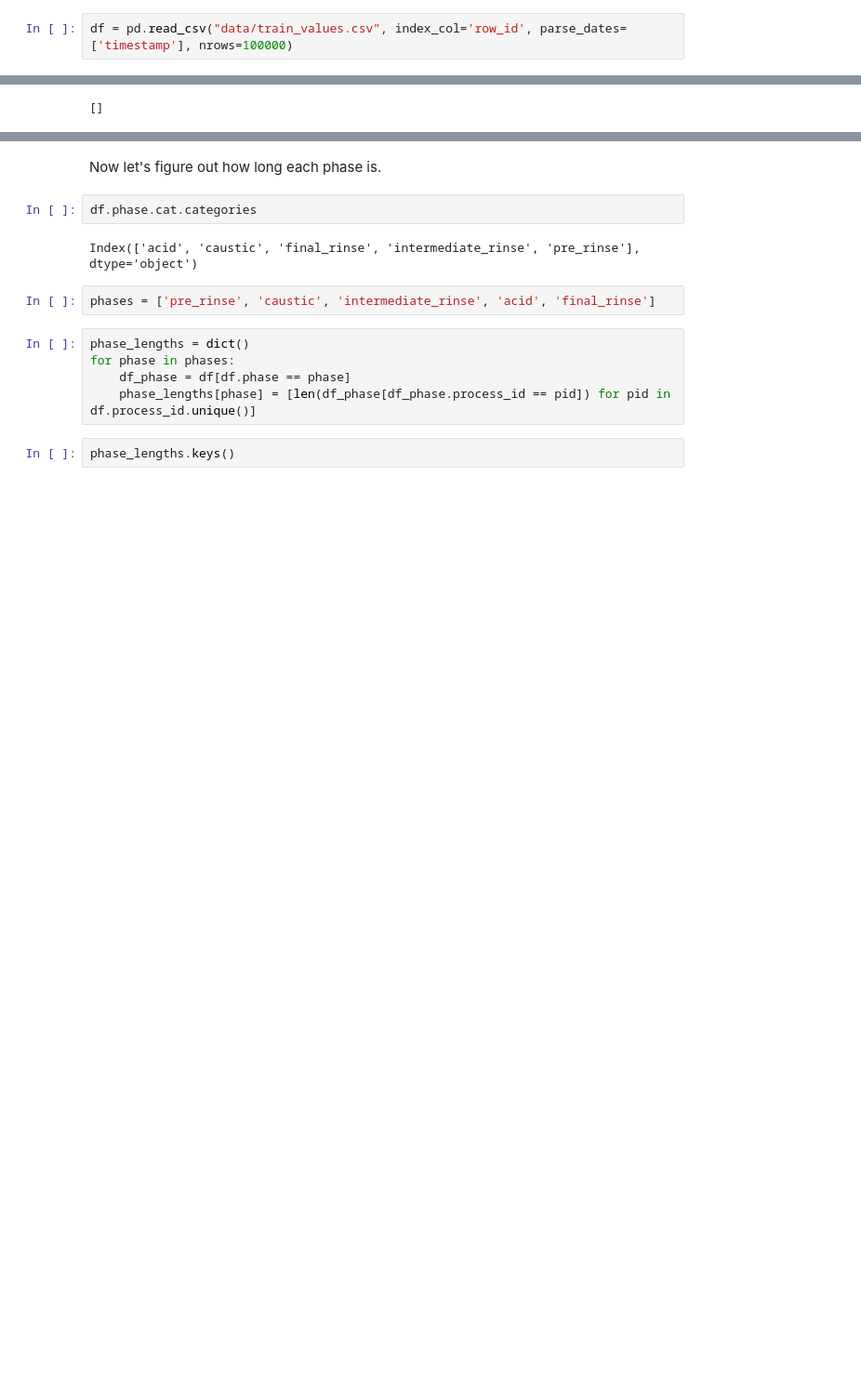
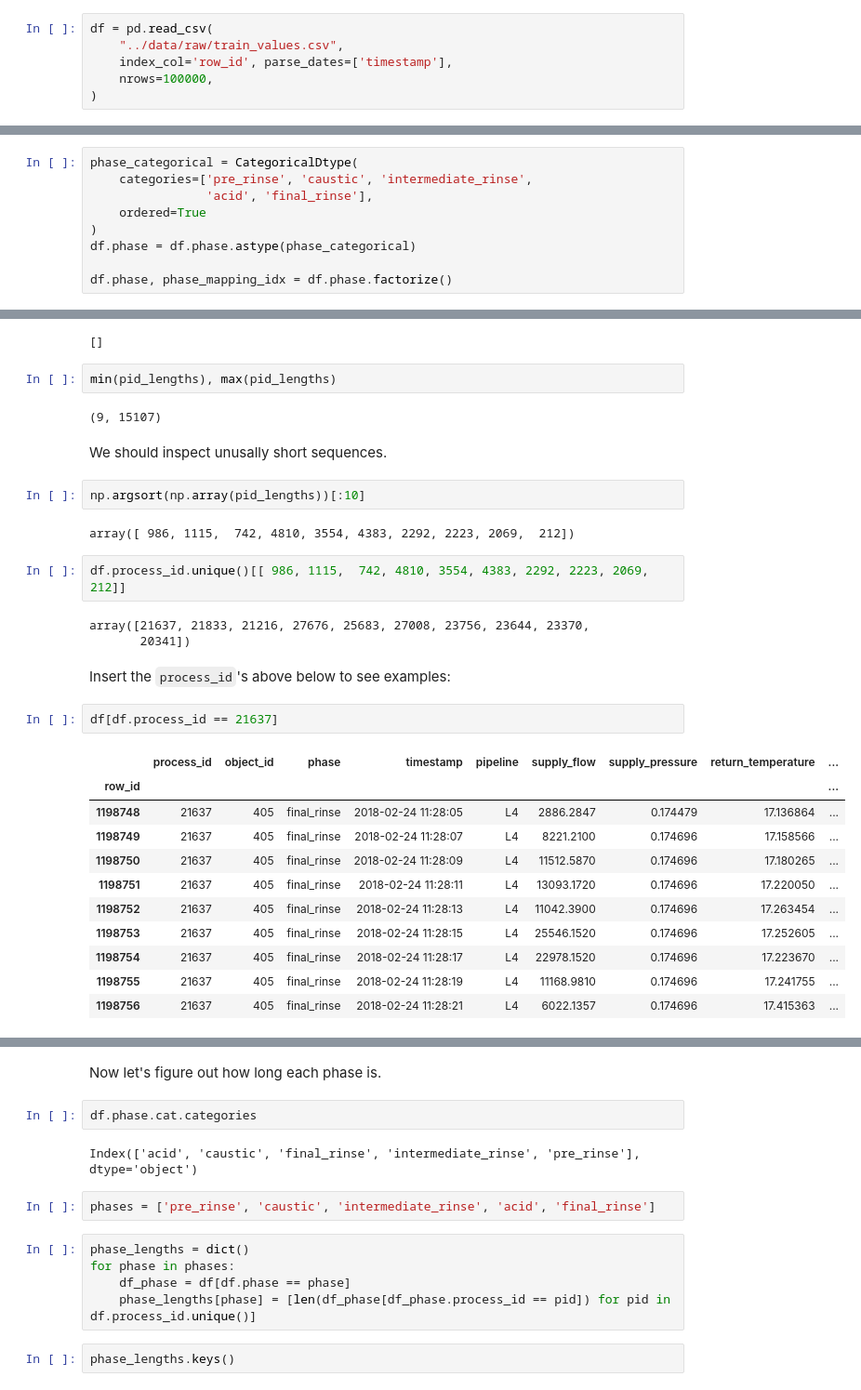
Before and after one commit to hrc27/Rinse_over_run, a Jupyter notebook: notebooks/rinse_over_run_eda.ipynb, the cells around one changed output, grey strips where cells are left out. Shown at 93% size. Drawn from its saved outputs; the diff is of its cells as text; blank space fills up the shorter version.

```diff
--- a/notebooks/rinse_over_run_eda.ipynb
+++ b/notebooks/rinse_over_run_eda.ipynb
@@ -18,5 +18,9 @@ pd.set_option('display.max_columns', None)
 # %%
-df = pd.read_csv("data/train_values.csv", index_col='row_id', parse_dates=['timestamp'], nrows=100000)
+df = pd.read_csv(
+    "../data/raw/train_values.csv",
+    index_col='row_id', parse_dates=['timestamp'],
+    nrows=100000,
+)
 # %%
 df.columns
 # %% [output]
@@ -43,3 +43,12 @@ Index(['acid', 'caustic', 'final_rinse', 'intermediate_rinse', 'pre_rinse'], dty
+# %%
+phase_categorical = CategoricalDtype(
+    categories=['pre_rinse', 'caustic', 'intermediate_rinse',
+                'acid', 'final_rinse'],
+    ordered=True
+)
+df.phase = df.phase.astype(phase_categorical)
+
+df.phase, phase_mapping_idx = df.phase.factorize()
 # %%
 df.pipeline.cat.categories
 # %% [output]
@@ -132,3 +141,34 @@ plt.plot()
 [interactive output not drawn]
 [interactive output not drawn]
 []
+# %%
+min(pid_lengths), max(pid_lengths)
+# %% [output]
+(9, 15107)
+# %% [markdown]
+We should inspect unusally short sequences.
+# %%
+np.argsort(np.array(pid_lengths))[:10]
+# %% [output]
+array([ 986, 1115,  742, 4810, 3554, 4383, 2292, 2223, 2069,  212])
+# %%
+df.process_id.unique()[[ 986, 1115,  742, 4810, 3554, 4383, 2292, 2223, 2069,  212]]
+# %% [output]
+array([21637, 21833, 21216, 27676, 25683, 27008, 23756, 23644, 23370,
+       20341])
+# %% [markdown]
+Insert the `process_id`'s above below to see examples:
+# %%
+df[df.process_id == 21637]
+# %% [output]
+|  | process_id | object_id | phase | timestamp | pipeline | supply_flow | supply_pressure | return_temperature | ... |
+| row_id |  |  |  |  |  |  |  |  | ... |
+| 1198748 | 21637 | 405 | final_rinse | 2018-02-24 11:28:05 | L4 | 2886.2847 | 0.174479 | 17.136864 | ... |
+| 1198749 | 21637 | 405 | final_rinse | 2018-02-24 11:28:07 | L4 | 8221.2100 | 0.174696 | 17.158566 | ... |
+| 1198750 | 21637 | 405 | final_rinse | 2018-02-24 11:28:09 | L4 | 11512.5870 | 0.174696 | 17.180265 | ... |
+| 1198751 | 21637 | 405 | final_rinse | 2018-02-24 11:28:11 | L4 | 13093.1720 | 0.174696 | 17.220050 | ... |
+| 1198752 | 21637 | 405 | final_rinse | 2018-02-24 11:28:13 | L4 | 11042.3900 | 0.174696 | 17.263454 | ... |
+| 1198753 | 21637 | 405 | final_rinse | 2018-02-24 11:28:15 | L4 | 25546.1520 | 0.174696 | 17.252605 | ... |
+| 1198754 | 21637 | 405 | final_rinse | 2018-02-24 11:28:17 | L4 | 22978.1520 | 0.174696 | 17.223670 | ... |
+| 1198755 | 21637 | 405 | final_rinse | 2018-02-24 11:28:19 | L4 | 11168.9810 | 0.174696 | 17.241755 | ... |
+| 1198756 | 21637 | 405 | final_rinse | 2018-02-24 11:28:21 | L4 | 6022.1357 | 0.174696 | 17.415363 | ... |
```
Also changed, not shown: parts of 10 cells of this notebook, 2 other files.
